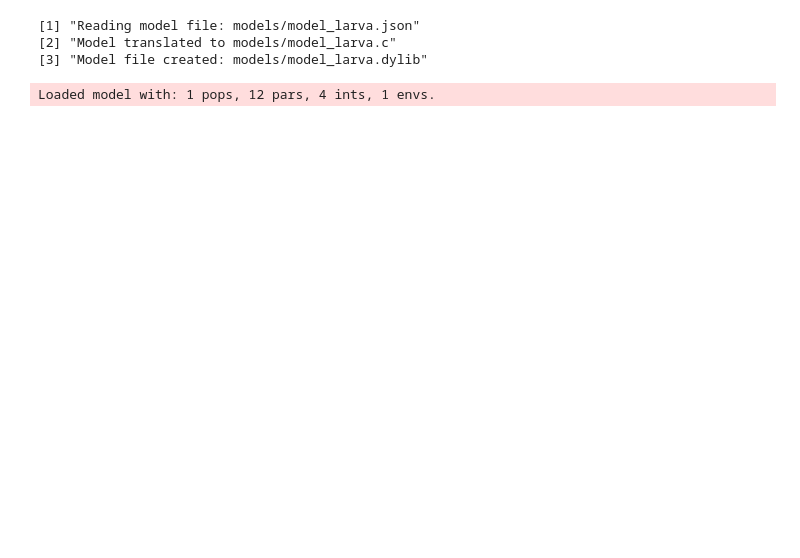
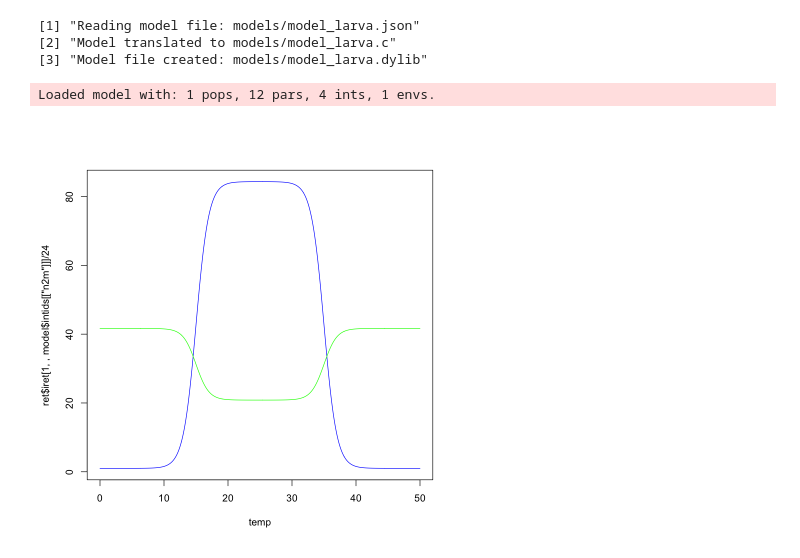
Before and after one commit to kerguler/vector-modelling-tutorials, a Jupyter notebook: tutorials/kamil/tutorial.ipynb, the cells around one changed output. Cells and saved outputs as stored; diff of their text form; code cells hidden in the pictures; blank space fills up the shorter version.

```diff
--- a/tutorials/kamil/tutorial.ipynb
+++ b/tutorials/kamil/tutorial.ipynb
@@ -101,6 +107,24 @@ model <- prepare("models/model_larva")
 [2] "Model translated to models/model_larva.c"
 [3] "Model file created: models/model_larva.dylib"
 Loaded model with: 1 pops, 12 pars, 4 ints, 1 envs.
+# %%
+temp <- seq(0,50,length.out=1000)
+
+param <- model$param
+
+ret <- model$sim(
+  ftime = length(temp)+1,
+  envir = list(
+    temp = temp
+  ),
+  pr = param,
+  rep = -1
+)
+
+plot(temp, ret$iret[1, , model$intids[["n2m"]]] / 24.0, t='l', col='blue')
+lines(temp, ret$iret[1, , model$intids[["d2m"]]] / 24.0, t='l', col='green')
+# %% [output]
+[figure, added]
 # %%
 temp <- tm$Tmean
 
```
Also changed, not shown: parts of 15 cells of this notebook, 7 other files.
